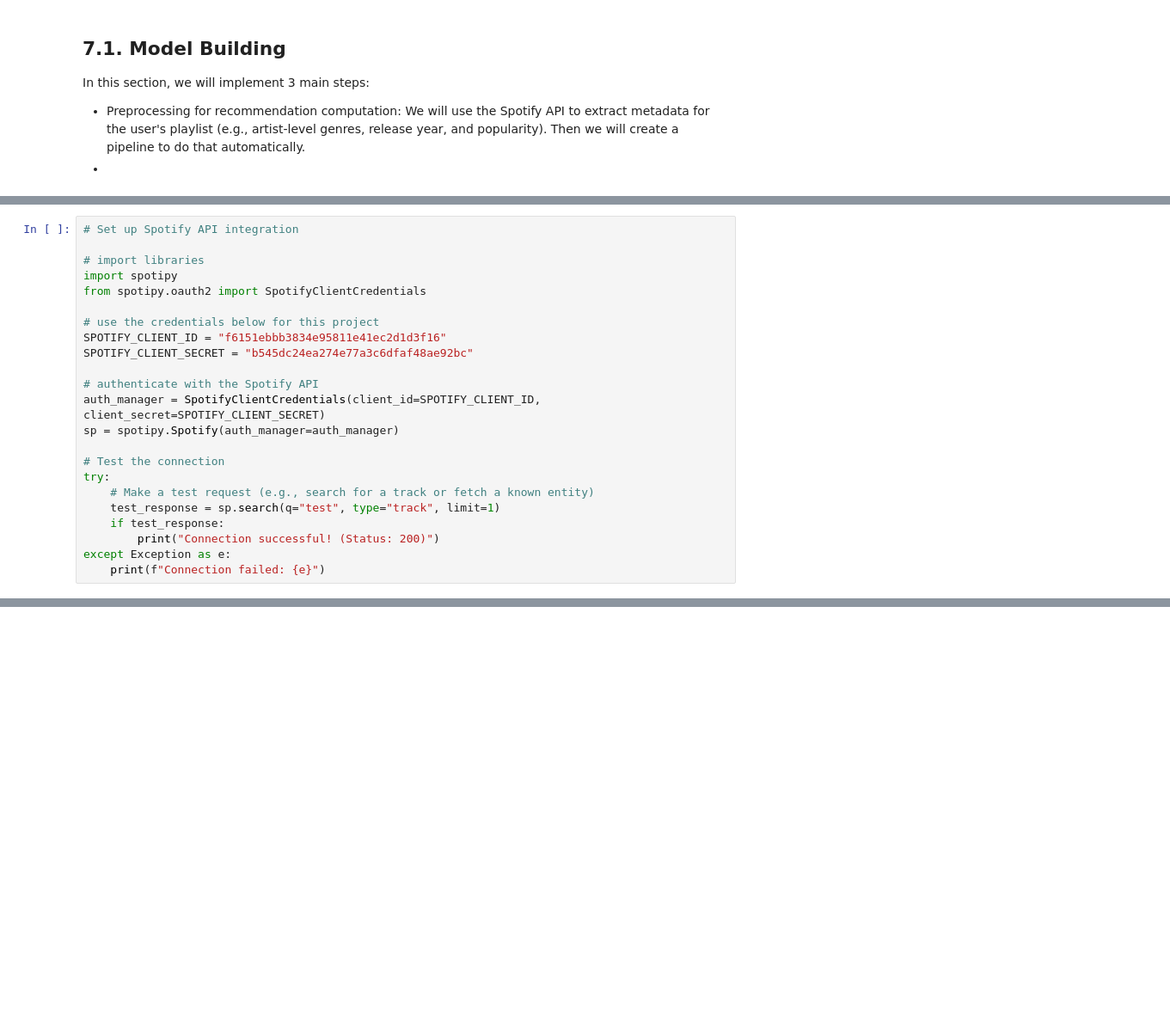
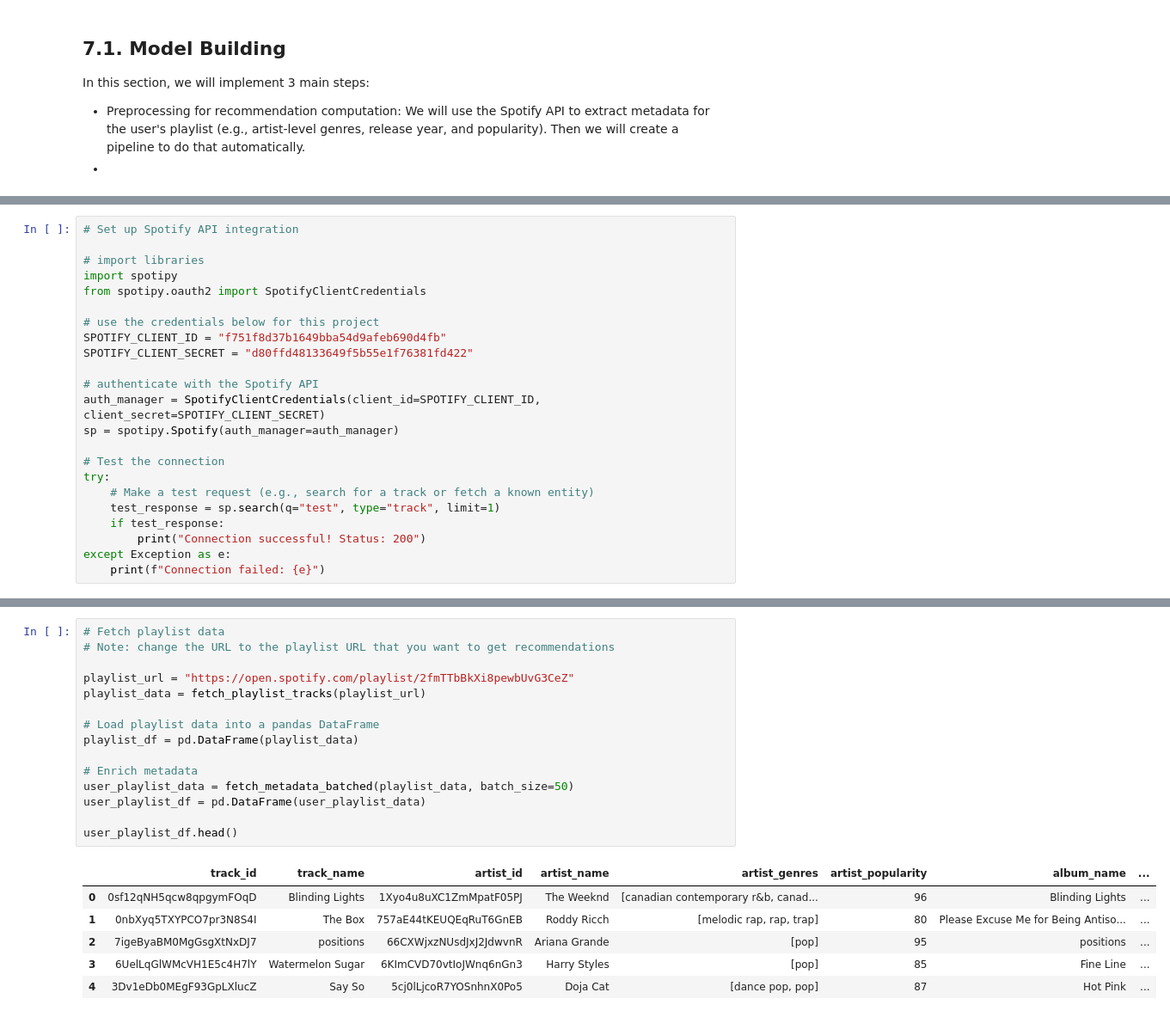
Before and after one commit to longnca/ENSF612-Project, a Jupyter notebook: spotify_project.ipynb, the cells around one changed output, grey strips where cells are left out. Shown at 86% size. Drawn from its saved outputs; the diff is of its cells as text; blank space fills up the shorter version.

Commit message:
debug and add functions to fetch user's input playlist

```diff
--- a/spotify_project.ipynb
+++ b/spotify_project.ipynb
@@ -965,8 +981,8 @@ import spotipy
 from spotipy.oauth2 import SpotifyClientCredentials
 
 # use the credentials below for this project
-SPOTIFY_CLIENT_ID = "f6151ebbb3834e95811e41ec2d1d3f16"
-SPOTIFY_CLIENT_SECRET = "b545dc24ea274e77a3c6dfaf48ae92bc"
+SPOTIFY_CLIENT_ID = "f751f8d37b1649bba54d9afeb690d4fb"
+SPOTIFY_CLIENT_SECRET = "d80ffd48133649f5b55e1f76381fd422"
 
 # authenticate with the Spotify API
 auth_manager = SpotifyClientCredentials(client_id=SPOTIFY_CLIENT_ID, client_secret=SPOTIFY_CLIENT_SECRET)
@@ -977,7 +993,7 @@ try:
     # Make a test request (e.g., search for a track or fetch a known entity)
     test_response = sp.search(q="test", type="track", limit=1)
     if test_response:
-        print("Connection successful! (Status: 200)")
+        print("Connection successful! Status: 200")
 except Exception as e:
     print(f"Connection failed: {e}")
 # %% [output]
@@ -1179,0 +1069,22 @@ SpotifyException: http status: 404, code:-1 - https://api.spotify.com/v1/playlis
+# %%
+# Fetch playlist data
+# Note: change the URL to the playlist URL that you want to get recommendations
+
+playlist_url = "https://open.spotify.com/playlist/2fmTTbBkXi8pewbUvG3CeZ"
+playlist_data = fetch_playlist_tracks(playlist_url)
+
+# Load playlist data into a pandas DataFrame
+playlist_df = pd.DataFrame(playlist_data)
+
+# Enrich metadata
+user_playlist_data = fetch_metadata_batched(playlist_data, batch_size=50)
+user_playlist_df = pd.DataFrame(user_playlist_data)
+
+user_playlist_df.head()
+# %% [output]
+|  | track_id | track_name | artist_id | artist_name | artist_genres | artist_popularity | album_name | ... |
+| 0 | 0sf12qNH5qcw8qpgymFOqD | Blinding Lights | 1Xyo4u8uXC1ZmMpatF05PJ | The Weeknd | [canadian contemporary r&b, canad... | 96 | Blinding Lights | ... |
+| 1 | 0nbXyq5TXYPCO7pr3N8S4I | The Box | 757aE44tKEUQEqRuT6GnEB | Roddy Ricch | [melodic rap, rap, trap] | 80 | Please Excuse Me for Being Antiso... | ... |
+| 2 | 7igeByaBM0MgGsgXtNxDJ7 | positions | 66CXWjxzNUsdJxJ2JdwvnR | Ariana Grande | [pop] | 95 | positions | ... |
+| 3 | 6UelLqGlWMcVH1E5c4H7lY | Watermelon Sugar | 6KImCVD70vtIoJWnq6nGn3 | Harry Styles | [pop] | 85 | Fine Line | ... |
+| 4 | 3Dv1eDb0MEgF93GpLXlucZ | Say So | 5cj0lLjcoR7YOSnhnX0Po5 | Doja Cat | [dance pop, pop] | 87 | Hot Pink | ... |
```
Also changed, not shown: parts of 19 cells of this notebook, 1 other file.
